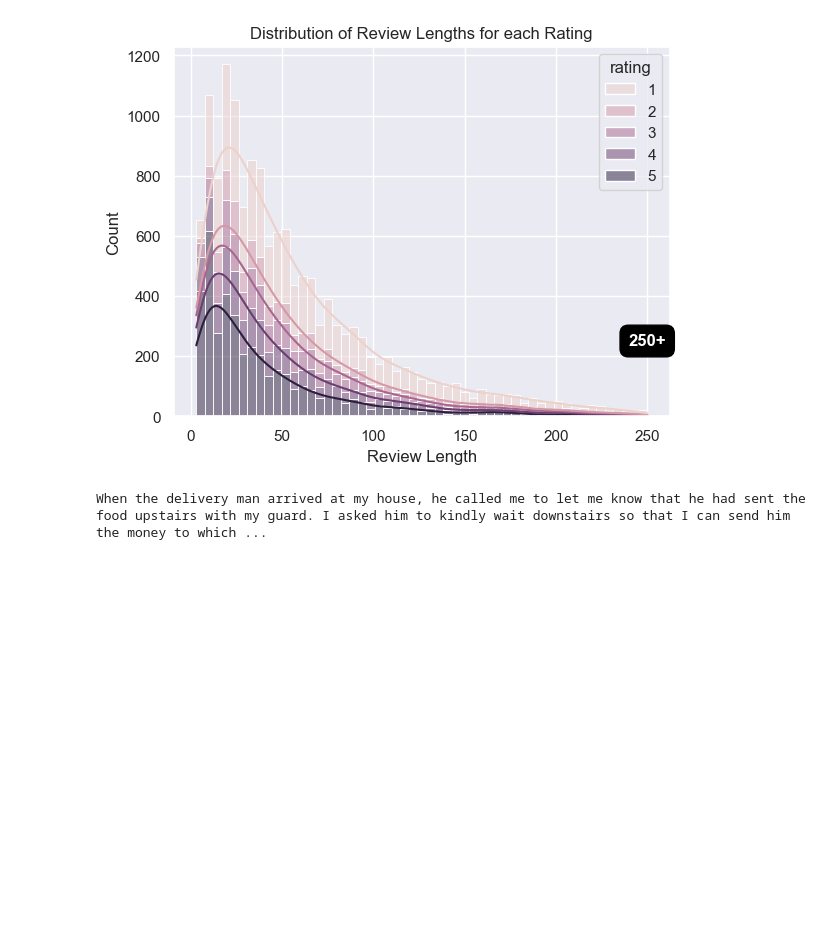
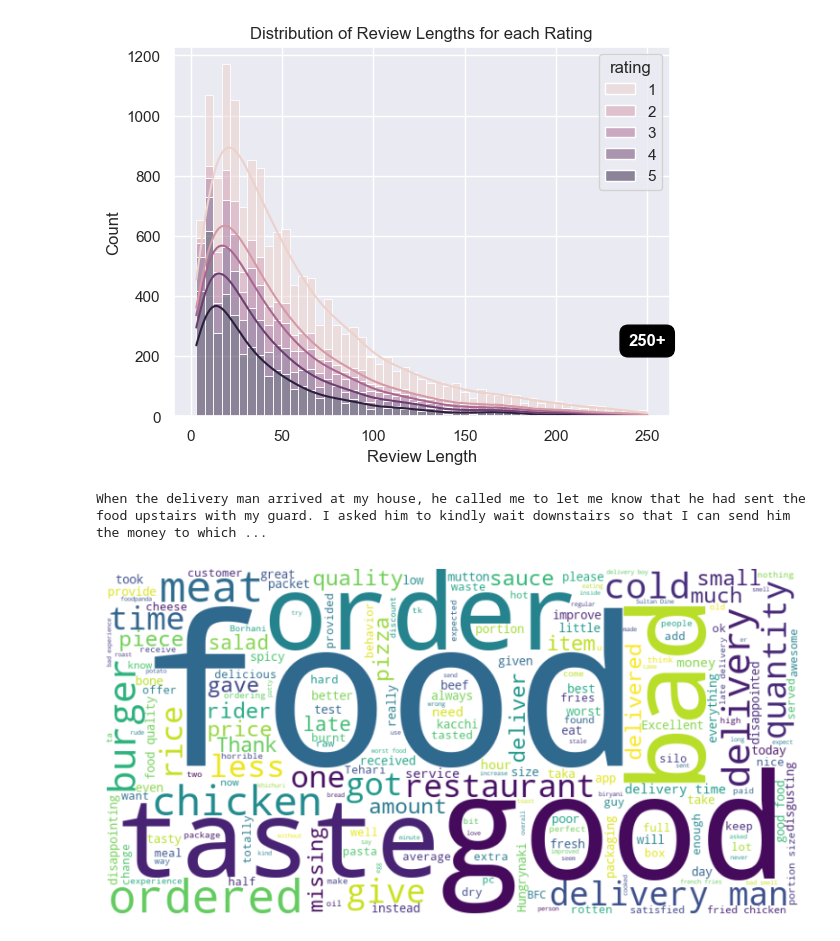
Before and after one commit to AntoineMagninn/ReviewRankML, a Jupyter notebook: EDA.ipynb, the cells around one changed output. Saved outputs shown, nothing was run; the diff lists cells and outputs as text; code cells hidden in the pictures; blank space fills up the shorter version.

```diff
--- a/EDA.ipynb
+++ b/EDA.ipynb
@@ -94,3 +95,19 @@ longest_review = rws.loc[rws['review_length'].idxmax(), 'review']
 print(longest_review)
 # %% [output]
 When the delivery man arrived at my house, he called me to let me know that he had sent the food upstairs with my guard. I asked him to kindly wait downstairs so that I can send him the money to which ...
+# %%
+from wordcloud import WordCloud
+
+# Concatenate all the reviews into a single string
+all_reviews = ' '.join(filtered_rws['review'])
+
+# Create a WordCloud object
+wordcloud = WordCloud(width=800, height=400, background_color='white').generate(all_reviews)
+
+# Plot the wordcloud
+plt.figure(figsize=(10, 5))
+plt.imshow(wordcloud, interpolation='bilinear')
+plt.axis('off')
+plt.show()
+# %% [output]
+[figure, added]
```
Also changed, not shown: parts of 1 cell of this notebook.
